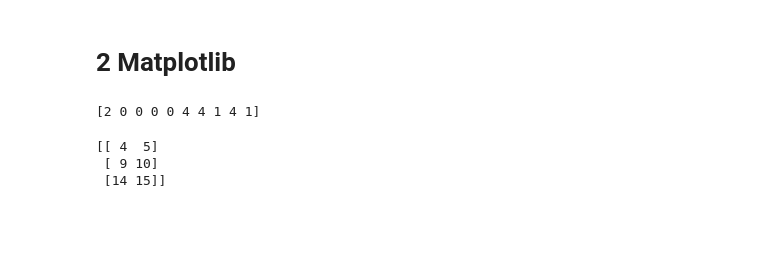
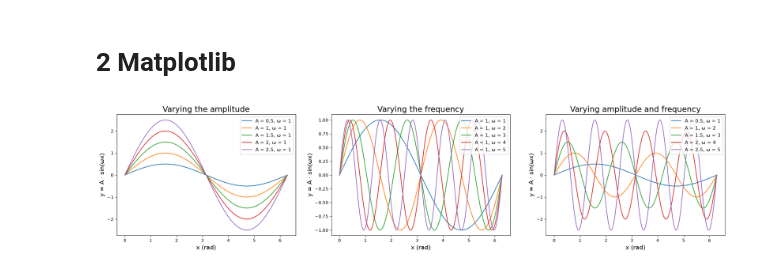
Before and after one commit to FranzReibestein/franzreibestein, a Jupyter notebook: homework8/homework8.ipynb, the cells around one changed output. Drawn from its saved outputs; the diff is of its cells as text; code cells hidden in the pictures; blank space fills up the shorter version.

```diff
--- a/homework8/homework8.ipynb
+++ b/homework8/homework8.ipynb
@@ -26,21 +23,26 @@ fig, axes = plt.subplot(1,3, figsize = (25,5))
 #• Second subplot: Vary only the frequency
 #• Third subplot: Vary the amplitude and frequency together.
 #Hint: When you aren’t varying a variable, just set it to 1.
-# %%
-x=5
-# %%
-x = np.random.randint(0,5,10)
-print(x)
-# %% [output]
-[2 0 0 0 0 4 4 1 4 1]
-# %%
-matrix= [[1,2,3,4,5],
-         [6,7,8,9,10],
-         [11,12,13,14,15]]
-ma = np.array(matrix)
-
-print(ma[:,3:])
-# %% [output]
-[[ 4  5]
- [ 9 10]
- [14 15]]
+# %%
+#4. Create three side-by-side subplots figsize=(25, 5).
+fig, axes = plt.subplots(1,3, figsize = (25,5))
+for A, w in zip(amplitude, frequency): #looping over the aplitude and frequency arrays at the same time
+    # 1. Subplot: varying the amplitude (w = 1)
+    axes[0].plot(x, make_sine_wave(x, A, 1), label=f"A = {A}, ω = 1") #in sine wave function, only a varies, w is fixed at 1
+
+    # 2. Subplot: only varying the frequency (A = 1)
+    axes[1].plot(x, make_sine_wave(x, 1, w),  label=f"A = 1, ω = {w}")
+
+    # 3. Subplot: varying the frequency and the amplitude
+    axes[2].plot(x, make_sine_wave(x, A, w),  label=f"A = {A}, ω = {w}")
+
+titles = ["Varying the amplitude", "Varying the frequency", "Varying amplitude and frequency"]
+for ax, title in zip(axes, titles):
+    ax.set_title(title, fontsize=18)
+    ax.set_xlabel("x (rad)", fontsize=14)
+    ax.set_ylabel("y = A · sin(ωx)", fontsize=14)
+    ax.legend(fontsize=11, loc="upper right")
+
+plt.show()
+# %% [output]
+[figure, added]
```
Also changed, not shown: parts of 1 cell of this notebook, 1 other file.
